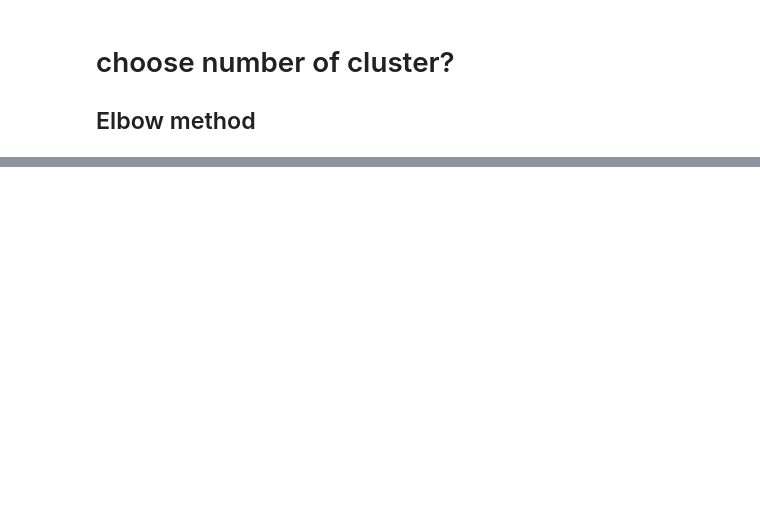
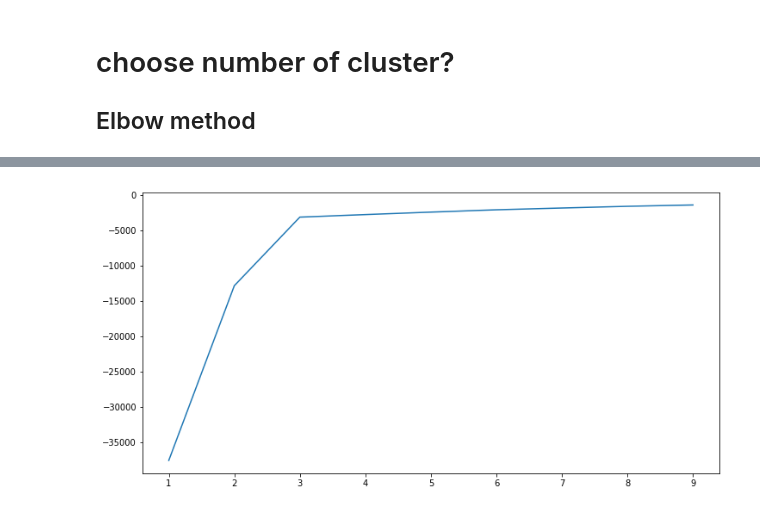
Before and after one commit to msadegh97/machine-learning-course, a Jupyter notebook: 06-clustering.ipynb, the cells around one changed output, grey strips where cells are left out. Cells and saved outputs as stored; diff of their text form; code cells hidden in the pictures; blank space fills up the shorter version.

```diff
--- a/06-clustering.ipynb
+++ b/06-clustering.ipynb
@@ -94,0 +90,7 @@ kmeans.score(X)
+# %%
+scores = []
+for i in range(1,10):
+    kmeans = KMeans(n_clusters=i)
+    kmeans.fit_predict(X)
+    scores.append([i,kmeans.score(X)])
+scores
@@ -94,0 +120,7 @@ kmeans.score(X)
+# %%
+import pandas as pd
+plt.figure(figsize=(12,6))
+plt.plot(pd.DataFrame(np.array(scores))[0],pd.DataFrame(np.array(scores))[1])
+plt.show()
+# %% [output]
+[figure, added]
```
Also changed, not shown: parts of 10 cells of this notebook.
